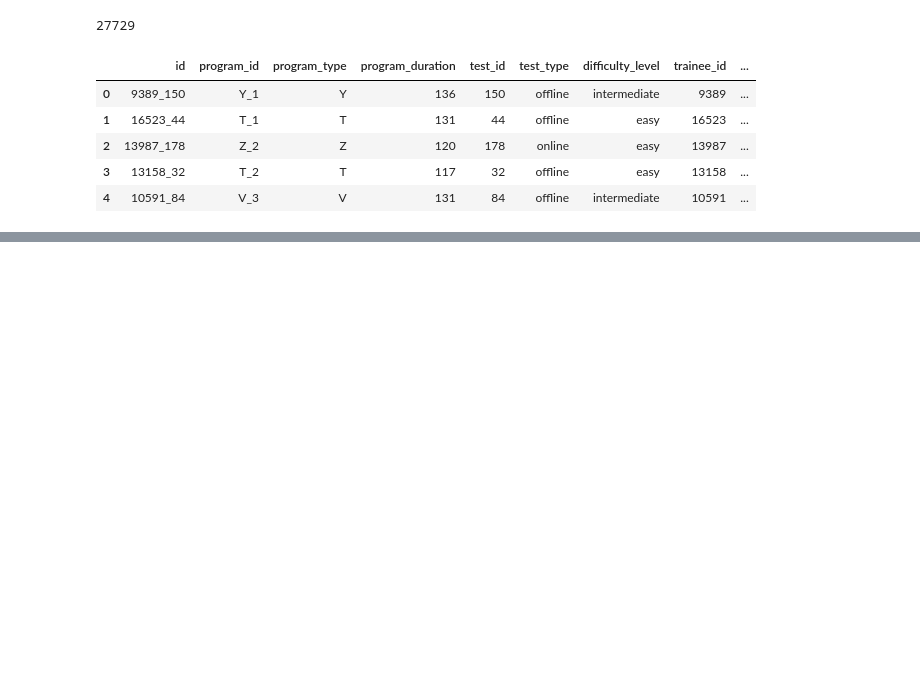
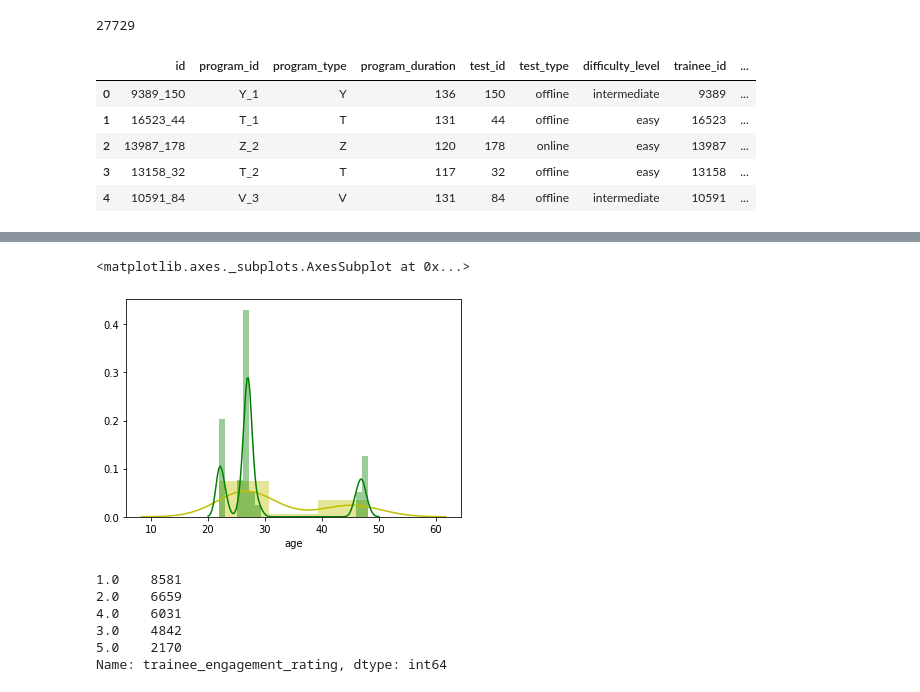
Before and after one commit to DB11051998/Pass_prediction, a Jupyter notebook: pass_prediction.ipynb, the cells around one changed output, grey strips where cells are left out. Cells and saved outputs as stored; diff of their text form; code cells hidden in the pictures; blank space fills up the shorter version.

```diff
--- a/pass_prediction.ipynb
+++ b/pass_prediction.ipynb
@@ -199,0 +258,4 @@ df_train.head()
+# %%
+print(df_train[['education','age']][df_train.age.isna()].education.value_counts())
+print(df_train[['education','age']][df_train.education=='High School Diploma'].age.value_counts())
+df_train.age.fillna(27.0,inplace=True)
@@ -199,0 +280,3 @@ df_train.head()
+# %%
+x=df_train[['age','is_pass','trainee_engagement_rating']]
+x[x.trainee_engagement_rating.isna()][['age','is_pass']]
@@ -199,0 +297,15 @@ df_train.head()
+# %%
+sns.distplot(x[x.trainee_engagement_rating.isna()][['age','is_pass']][x.is_pass==0].age,color='y')
+sns.distplot(x[x.trainee_engagement_rating.isna()][['age','is_pass']][x.is_pass==1].age,color='g')
+# %% [output]
+<matplotlib.axes._subplots.AxesSubplot at 0x...>
+[figure, added]
+# %%
+x[x.age>=25][x.age<30][x.is_pass==1].trainee_engagement_rating.value_counts()
+# %% [output]
+1.0    8581
+2.0    6659
+4.0    6031
+3.0    4842
+5.0    2170
+Name: trainee_engagement_rating, dtype: int64
```
Also changed, not shown: parts of 31 cells of this notebook.
